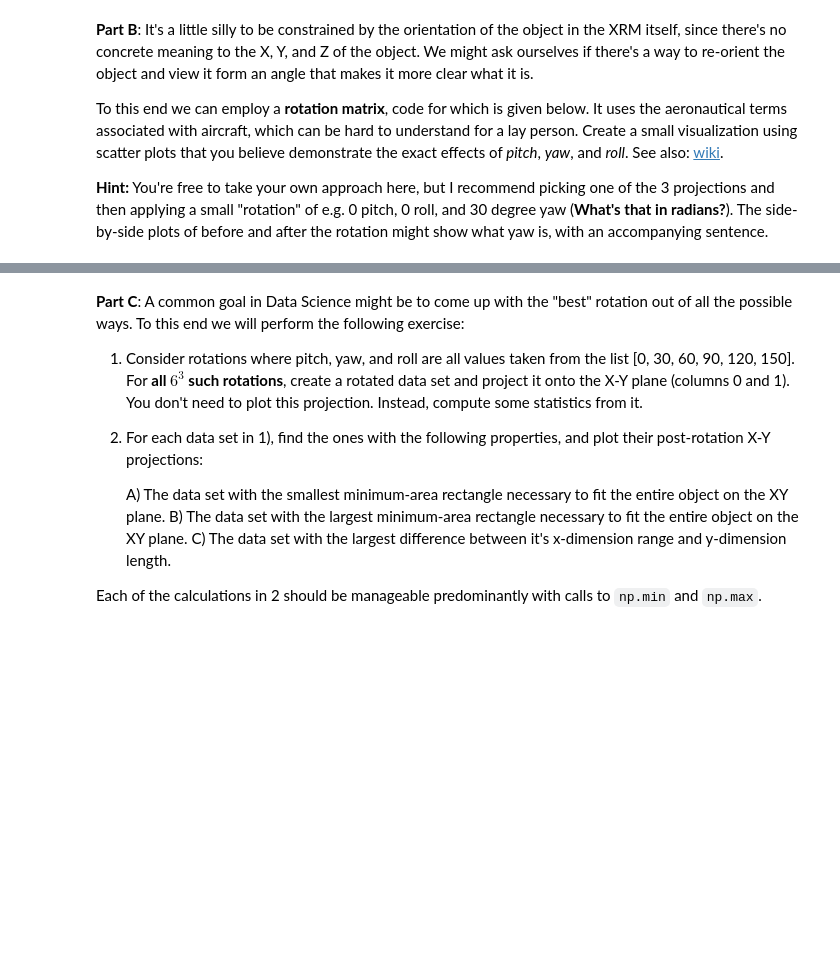
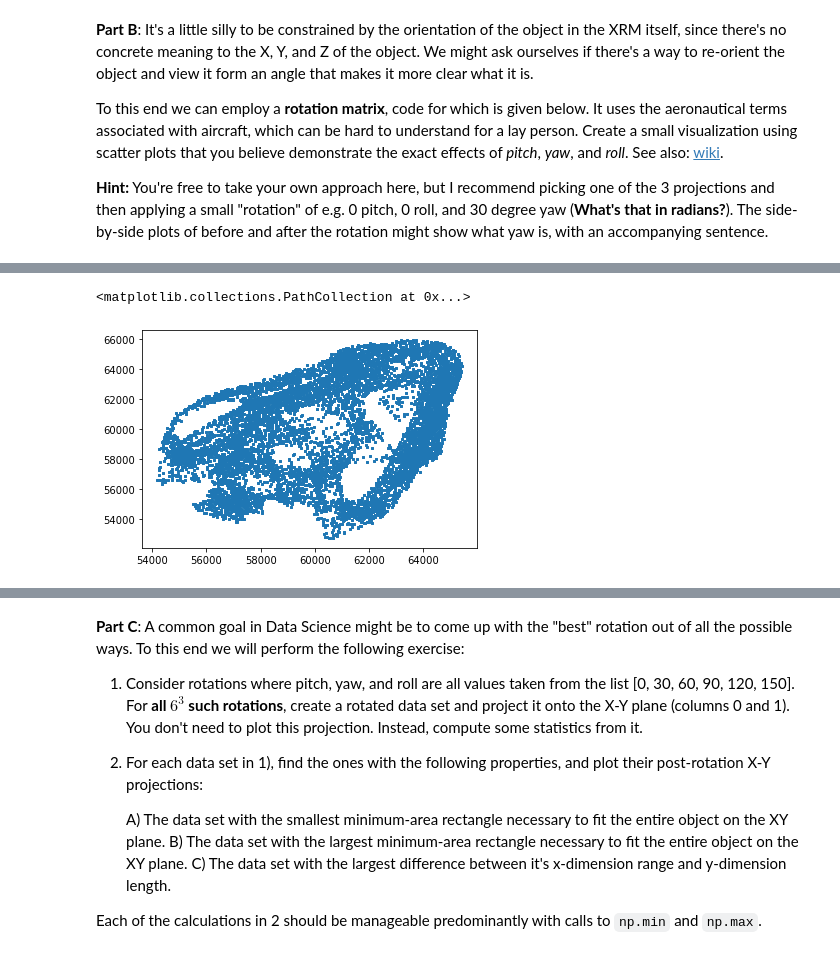
Before and after one commit to haha5751/4022, a Jupyter notebook: CSCI4022_S22_HW1.ipynb, the cells around one changed output, grey strips where cells are left out. Saved outputs shown, nothing was run; the diff lists cells and outputs as text; code cells hidden in the pictures; blank space fills up the shorter version.

```diff
--- a/CSCI4022_S22_HW1.ipynb
+++ b/CSCI4022_S22_HW1.ipynb
@@ -123,0 +140,6 @@ plt.scatter(rotated[:,0],rotated[:,1], 5, marker=',')
+# %%
+yaw = rotate(mat, 30 * np.pi / 180, 0, 0)
+plt.scatter(yaw[:, 0], yaw[:, 1], 5, marker = ',')
+# %% [output]
+<matplotlib.collections.PathCollection at 0x...>
+[figure, added]
```
Also changed, not shown: parts of 9 cells of this notebook, 1 other file.
